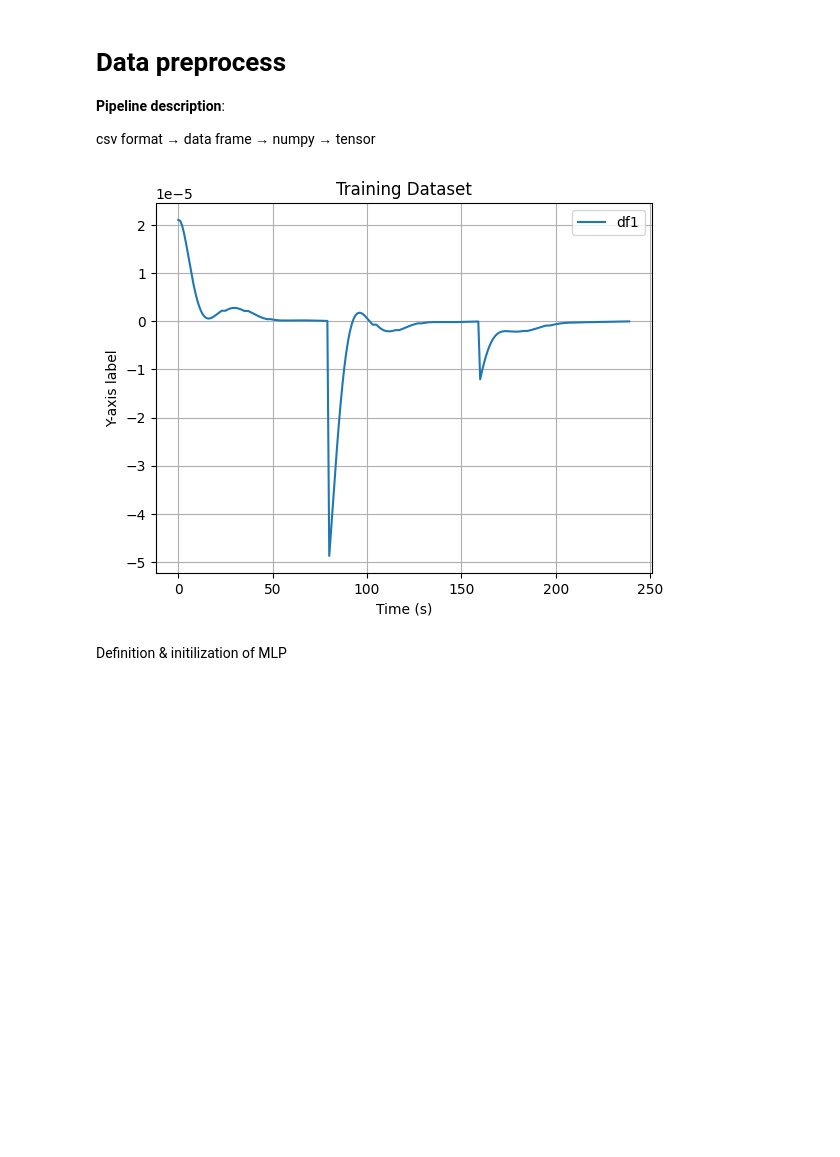
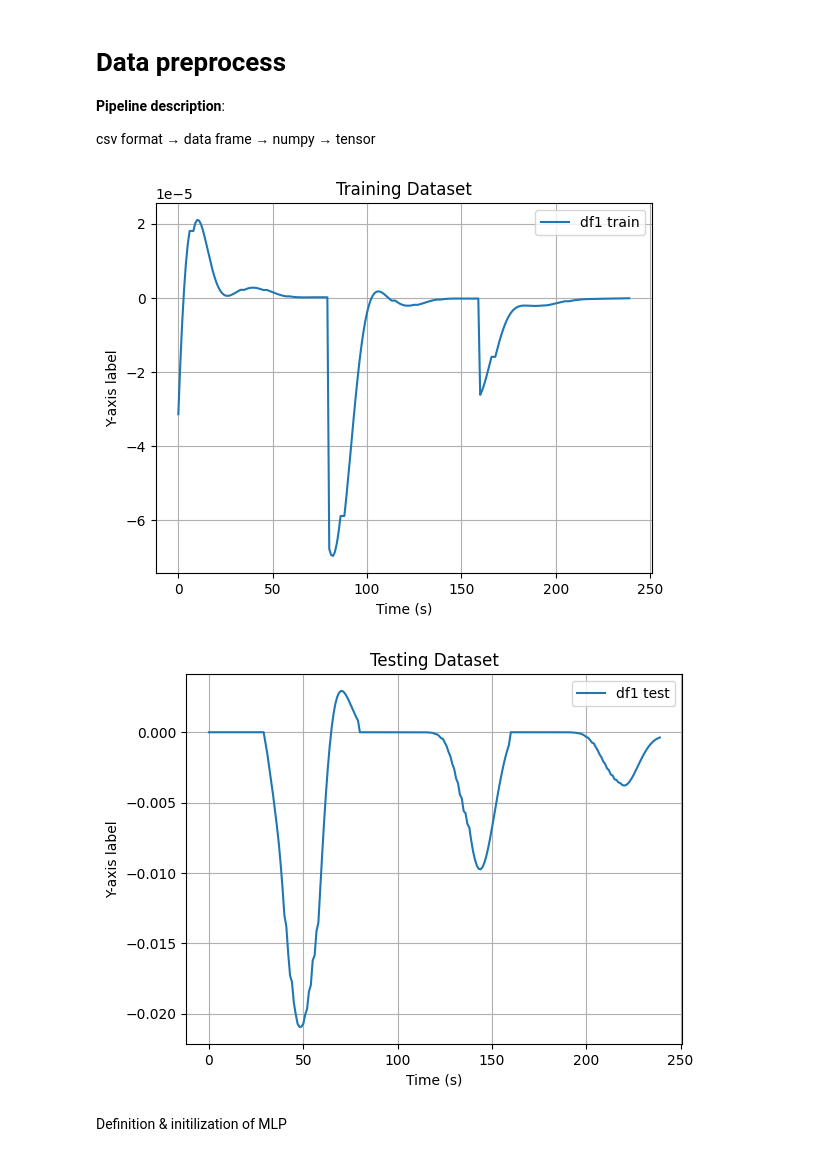
Before and after one commit to Siarzis/ai-tutor, a Jupyter notebook: agc_attack_detection_autoencoder.ipynb, the cells around one changed output. Drawn from its saved outputs; the diff is of its cells as text; code cells hidden in the pictures; blank space fills up the shorter version.

```diff
--- a/agc_attack_detection_autoencoder.ipynb
+++ b/agc_attack_detection_autoencoder.ipynb
@@ -96,43 +113,61 @@ class CustomDataset(Dataset):
 # %%
 # HYPERPARAMETER - select the window size
 window = 80
+
+bs = 32
 
 # training data preprocess
 
 df1 = train_dataset_df.iloc[:, 1].to_numpy()
 df2 = train_dataset_df.iloc[:, 2].to_numpy()
 dptie = train_dataset_df.iloc[:, 3].to_numpy()
 
 df1 = windowed_array(df1, window)
 df2 = windowed_array(df2, window)
 dptie = windowed_array(dptie, window)
 
 # X_train size: (dataset_rows - window) x (window x features)
 X_train = np.concatenate((df1, df2, dptie), axis=1)
 
 plt.figure()
-plt.plot(X_train[30], label='df1')
+plt.plot(X_train[20], label='df1 train')
 plt.xlabel('Time (s)')
 plt.ylabel('Y-axis label')
 plt.title('Training Dataset')
 plt.legend()
 plt.grid(True)
 plt.show()
 
 train_tensor = CustomDataset(X_train)
-train_loader = DataLoader(train_tensor, batch_size=64, shuffle=True)
+train_loader = DataLoader(train_tensor, batch_size=bs, shuffle=True)
 
 # testing data preprocess
 
-# X_test = test_dataset_df.iloc[:, 1].to_numpy()
+df1 = test_dataset_df.iloc[:, 1].to_numpy()
+df2 = test_dataset_df.iloc[:, 2].to_numpy()
+dptie = test_dataset_df.iloc[:, 3].to_numpy()
 
-# X_test = windowed_array(X_test, window)
-# y_test = windowed_array(y_test, window)
+df1 = windowed_array(df1, window)
+df2 = windowed_array(df2, window)
+dptie = windowed_array(dptie, window)
 
-# test_tensor = CustomDataset(X_test, y_test)
-# test_loader = DataLoader(test_tensor, batch_size=64, shuffle=True)
+# X_train size: (dataset_rows - window) x (window x features)
+X_test = np.concatenate((df1, df2, dptie), axis=1)
+
+test_tensor = CustomDataset(X_test)
+test_loader = DataLoader(test_tensor, batch_size=bs, shuffle=True)
+
+plt.figure()
+plt.plot(X_test[50], label='df1 test')
+plt.xlabel('Time (s)')
+plt.ylabel('Y-axis label')
+plt.title('Testing Dataset')
+plt.legend()
+plt.grid(True)
+plt.show()
 # %% [output]
-[figure, old version]
+[figure, new version]
+[figure, added]
 # %% [markdown]
 Definition & initilization of MLP
 # %%
```
Also changed, not shown: parts of 8 cells of this notebook.
